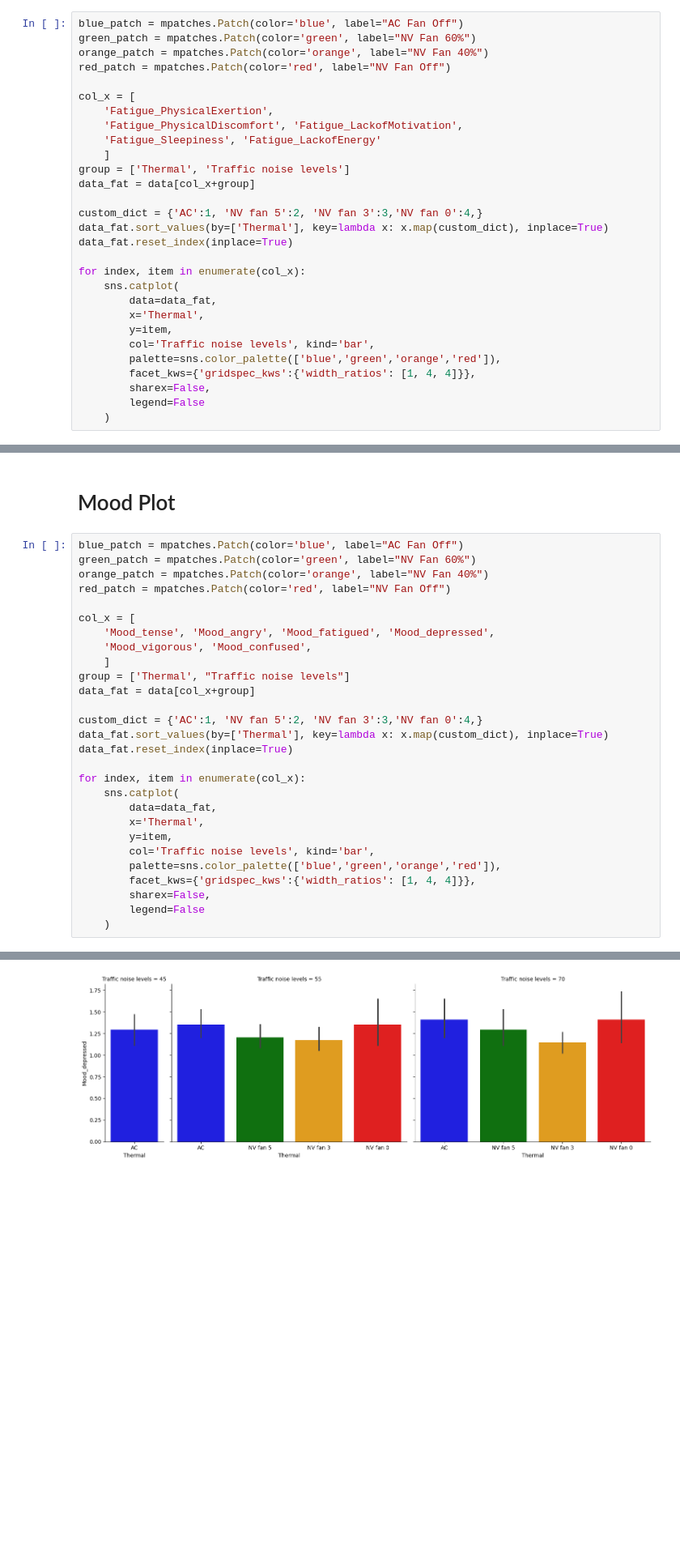
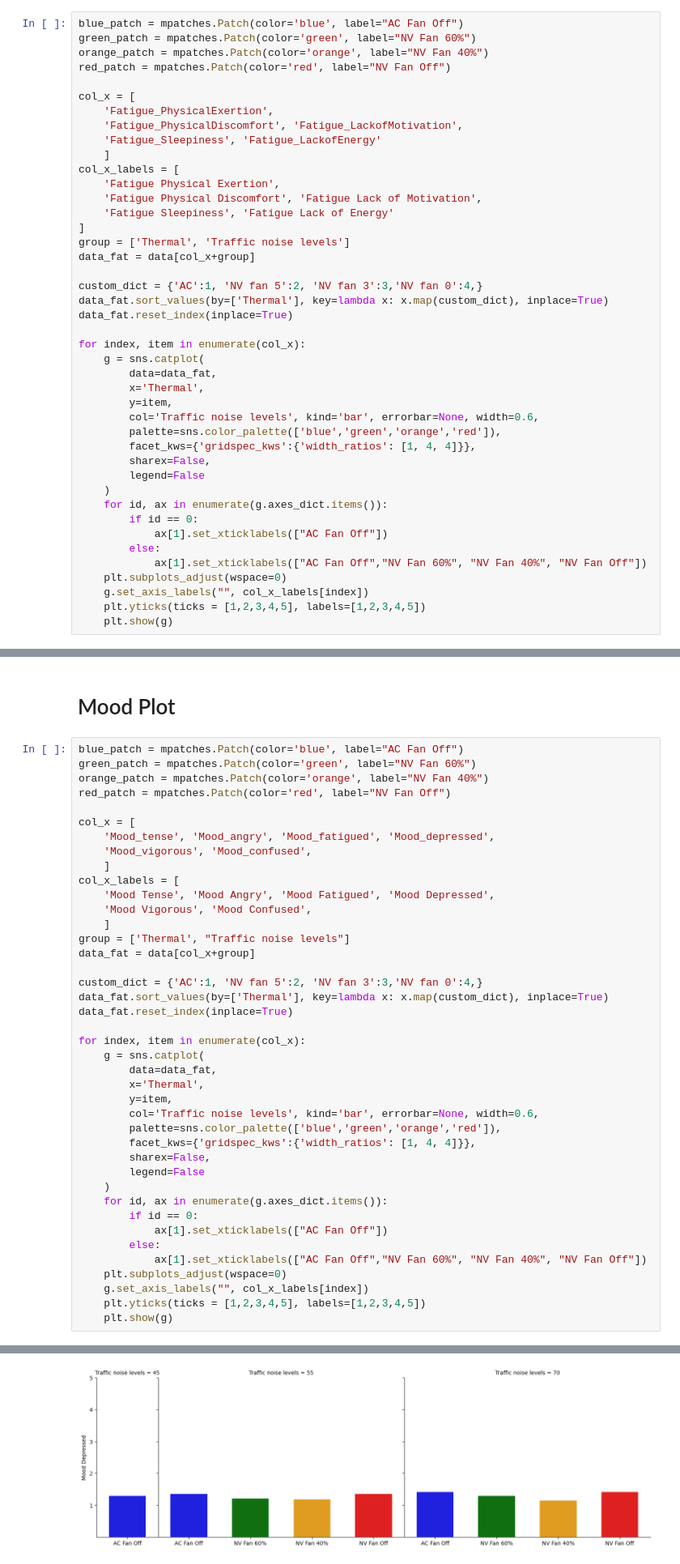
Before and after one commit to afifhrz/cognitive_learning, a Jupyter notebook: 15_noise_sensitivity_HRV_and_barplot/histoplot.ipynb, the cells around one changed output, grey strips where cells are left out. Shown at 81% size. Drawn from its saved outputs; the diff is of its cells as text; blank space fills up the shorter version.

```diff
--- a/15_noise_sensitivity_HRV_and_barplot/histoplot.ipynb
+++ b/15_noise_sensitivity_HRV_and_barplot/histoplot.ipynb
@@ -20,6 +20,11 @@ col_x = [
     'Fatigue_PhysicalDiscomfort', 'Fatigue_LackofMotivation',
     'Fatigue_Sleepiness', 'Fatigue_LackofEnergy'
     ]
+col_x_labels = [
+    'Fatigue Physical Exertion',
+    'Fatigue Physical Discomfort', 'Fatigue Lack of Motivation',
+    'Fatigue Sleepiness', 'Fatigue Lack of Energy'
+]
 group = ['Thermal', 'Traffic noise levels']
 data_fat = data[col_x+group]
 
@@ -28,16 +33,25 @@ data_fat.sort_values(by=['Thermal'], key=lambda x: x.map(custom_dict), inplace=T
 data_fat.reset_index(inplace=True)
 
 for index, item in enumerate(col_x):
-    sns.catplot(
+    g = sns.catplot(
         data=data_fat,
         x='Thermal',
         y=item,
-        col='Traffic noise levels', kind='bar',
+        col='Traffic noise levels', kind='bar', errorbar=None, width=0.6,
         palette=sns.color_palette(['blue','green','orange','red']),
         facet_kws={'gridspec_kws':{'width_ratios': [1, 4, 4]}},
         sharex=False,
         legend=False
     )
+    for id, ax in enumerate(g.axes_dict.items()):
+        if id == 0:
+            ax[1].set_xticklabels(["AC Fan Off"])
+        else:
+            ax[1].set_xticklabels(["AC Fan Off","NV Fan 60%", "NV Fan 40%", "NV Fan Off"])
+    plt.subplots_adjust(wspace=0)
+    g.set_axis_labels("", col_x_labels[index])
+    plt.yticks(ticks = [1,2,3,4,5], labels=[1,2,3,4,5])
+    plt.show(g)
 # %% [output]
 A value is trying to be set on a copy of a slice from a DataFrame
 
@@ -73,6 +90,10 @@ col_x = [
     'Mood_tense', 'Mood_angry', 'Mood_fatigued', 'Mood_depressed',
     'Mood_vigorous', 'Mood_confused',
     ]
+col_x_labels = [
+    'Mood Tense', 'Mood Angry', 'Mood Fatigued', 'Mood Depressed',
+    'Mood Vigorous', 'Mood Confused',
+    ]
 group = ['Thermal', "Traffic noise levels"]
 data_fat = data[col_x+group]
 
@@ -81,16 +102,25 @@ data_fat.sort_values(by=['Thermal'], key=lambda x: x.map(custom_dict), inplace=T
 data_fat.reset_index(inplace=True)
 
 for index, item in enumerate(col_x):
-    sns.catplot(
+    g = sns.catplot(
         data=data_fat,
         x='Thermal',
         y=item,
-        col='Traffic noise levels', kind='bar',
+        col='Traffic noise levels', kind='bar', errorbar=None, width=0.6,
         palette=sns.color_palette(['blue','green','orange','red']),
         facet_kws={'gridspec_kws':{'width_ratios': [1, 4, 4]}},
         sharex=False,
         legend=False
     )
+    for id, ax in enumerate(g.axes_dict.items()):
+        if id == 0:
+            ax[1].set_xticklabels(["AC Fan Off"])
+        else:
+            ax[1].set_xticklabels(["AC Fan Off","NV Fan 60%", "NV Fan 40%", "NV Fan Off"])
+    plt.subplots_adjust(wspace=0)
+    g.set_axis_labels("", col_x_labels[index])
+    plt.yticks(ticks = [1,2,3,4,5], labels=[1,2,3,4,5])
+    plt.show(g)
 # %% [output]
 A value is trying to be set on a copy of a slice from a DataFrame
 
@@ -115 +145 @@ Passing `palette` without assigning `hue` is deprecated and will be removed in v
-[figure, old version]
+[figure, new version]
```
Also changed, not shown: parts of 3 cells of this notebook.
